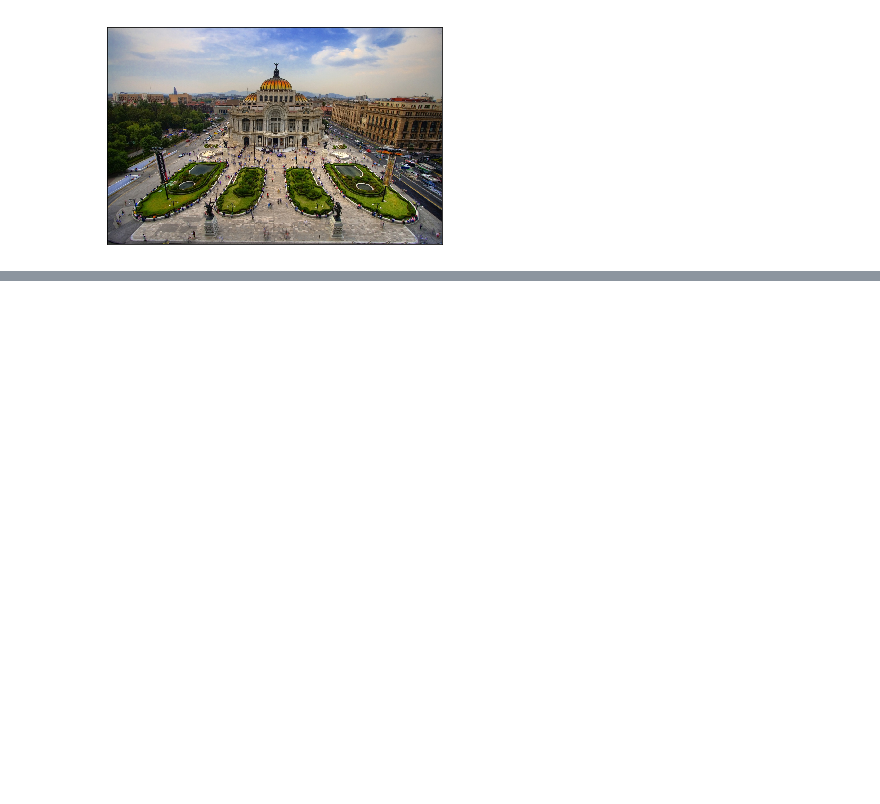
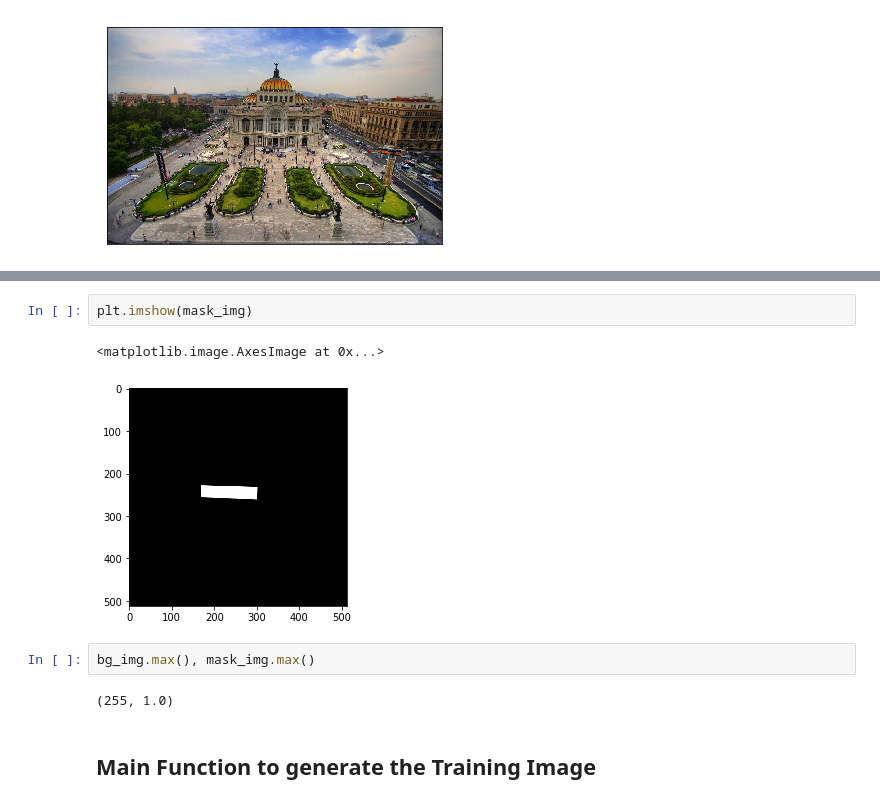
Before and after one commit to giallo41/license-plate-recognition, a Jupyter notebook: get_plate_data.ipynb, the cells around one changed output, grey strips where cells are left out. Drawn from its saved outputs; the diff is of its cells as text; blank space fills up the shorter version.

```diff
--- a/get_plate_data.ipynb
+++ b/get_plate_data.ipynb
@@ -249,0 +327,12 @@ tmp[20:20+h,50:50+w,:] = rtn_img_resized*255.0
+# %%
+plt.imshow(mask_img)
+# %% [output]
+<matplotlib.image.AxesImage at 0x...>
+[figure, added]
+# %%
+bg_img.max(), mask_img.max()
+# %% [output]
+(255, 1.0)
+# %% [markdown]
+
+## Main Function to generate the Training Image
```
Also changed, not shown: parts of 16 cells of this notebook, 7 other files.
